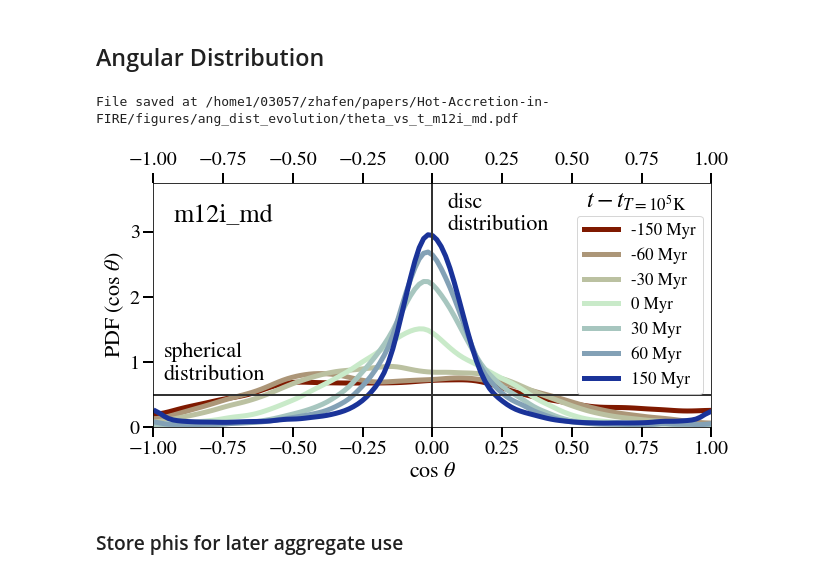
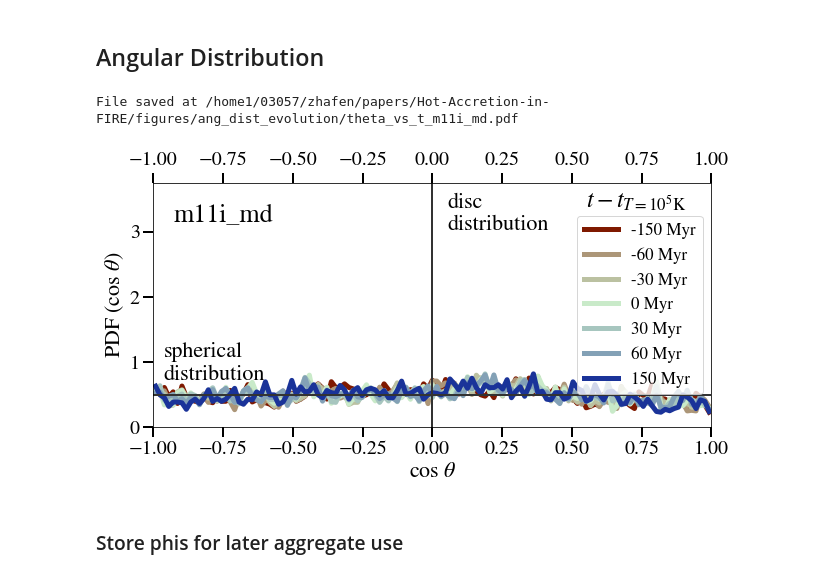
Before and after one commit to zhafen/Hot-Accretion-in-FIRE, a Jupyter notebook: analysis/characteristics.ipynb, the cells around one changed output. Saved outputs shown, nothing was run; the diff lists cells and outputs as text; code cells hidden in the pictures.

```diff
--- a/analysis/characteristics.ipynb
+++ b/analysis/characteristics.ipynb
@@ -53,7 +53,7 @@ pm = dict(
 # %%
 pm = trove.link_params_to_config(
     '/home1/03057/zhafen/papers/Hot-Accretion-in-FIRE/analysis/hot_accretion.trove',
-    variation = 'm12i_md',
+    variation = 'm11i_md',
     **pm
 )
 # %%
@@ -431,7 +426,7 @@ for m, k_arr in enumerate( k_arrs ):
 #             linestyle = '--',
     )
     ax3.annotate(
-        s = r'$\propto r^{' + str( a_vals[m] ) + r'}$',
+        text = r'$\propto r^{' + str( a_vals[m] ) + r'}$',
         xy = ( r_arr[100], np.log10( k_arr[100] ) ),
         xycoords = 'data',
         xytext = ( 0, 0 ),
@@ -459,7 +454,7 @@ for m, k_arr in enumerate( k_arrs ):
 
 for ax_k in [ ax2, ax3 ]:
     ax_k.annotate(
-        s='accretion tracks',
+        text = 'accretion tracks',
         xy=(1,0),
         xycoords='axes fraction',
         xytext=(-10,10),
@@ -470,7 +465,7 @@ for ax_k in [ ax2, ax3 ]:
     )
 
 t_label = ax2.annotate(
-    s = r'$t - t_{T=10^5 {\rm K}}$ (Myr)',
+    text = r'$t - t_{T=10^5 {\rm K}}$ (Myr)',
     xy = ( 1, 0 ),
     xycoords = 'axes fraction',
     xytext = ( 20, -30 ),
@@ -578,6 +576,7 @@ masses = w.get_selected_data( 'M', compress=False ).flatten()
 
 # Get distributions
 cosphi_dists = []
+cosphi_pdfs = []
 cosphi_16ths = []
 cosphi_84ths = []
 cosphi_stds = []
@@ -598,7 +597,13 @@ for i, center in enumerate( tqdm.tqdm( t_t1e5_centers ) ):
         probability = True,
         reflect = [ -1., 1. ],
     )
-    cosphi_dists.append( cosphi_pdf )
+    cosphi_hist, cosphi_bins = np.histogram(
+        cosphi_arr[np.invert(np.isnan(cosphi_arr))],
+        bins = bins,
+        density = True,
+    )
+    cosphi_pdfs.append( cosphi_pdf )
+    cosphi_dists.append( cosphi_hist )
 
     cosphi_arr_comp = cosphi_arr.compressed()
     cosphi_16ths.append( np.nanpercentile( cosphi_arr_comp, 16 ) )
@@ -684,7 +689,7 @@ ax.axvline(
 
 # Sim name label
 ax.annotate(
-    s = pm['variation'],
+    text = pm['variation'],
     xy = ( 0, 1 ),
     xycoords = 'axes fraction',
     xytext = ( 20, -20 ),
@@ -696,7 +701,7 @@ ax.annotate(
 
 # line labels
 ax.annotate(
-    s = 'spherical\ndistribution',
+    text = 'spherical\ndistribution',
     xy = ( -1, 0.5 ),
     xycoords = 'data',
     xytext = ( 10, 10 ),
@@ -706,7 +711,7 @@ ax.annotate(
     fontsize = 22,
 )
 ax.annotate(
-    s = 'disc\ndistribution',
+    text = 'disc\ndistribution',
     xy = ( 0, 3.75 ),
     xycoords = 'data',
     xytext = ( 15, -10 ),
@@ -717,37 +722,37 @@ ax.annotate(
 )
 
 t_label = ax.annotate(
-    s = r'$t - t_{T=10^5 {\rm K}}$',
+    text = r'$t - t_{T=10^5 {\rm K}}$',
     xy = ( 1, 0.875 ),
     xycoords = 'axes fraction',
     xytext = ( -25, 0 ),
     textcoords = 'offset points',
     ha = 'right',
     va = 'bottom',
     fontsize = 24,
 )
 t_label.set_zorder( 1000 )
 ax.legend(
     prop={'size': 17},
     loc = 'center right',
 )
 
 ax.set_xlim( -1, 1 )
 ax.set_ylim( 0, 3.75 )
 
 ax.set_xlabel( r'$\cos\ \theta$', fontsize=22 )
 # if ax.is_first_row():
 #     ax.xaxis.set_label_position( 'top' )
 ax.set_ylabel( r'PDF$\ (\cos\ \theta$)', fontsize=22 )
 
 plotting.save_fig(
     out_dir = os.path.join( pm['figure_dir'], 'ang_dist_evolution' ),
     save_file = 'theta_vs_t_{}.pdf'.format( pm['variation'] ),
     fig = fig,
 )
 # %% [output]
-File saved at /home1/03057/zhafen/papers/Hot-Accretion-in-FIRE/figures/ang_dist_evolution/theta_vs_t_m12i_md.pdf
+File saved at /home1/03057/zhafen/papers/Hot-Accretion-in-FIRE/figures/ang_dist_evolution/theta_vs_t_m11i_md.pdf
-[figure, old version]
+[figure, new version]
 # %% [markdown]
 ### Store phis for later aggregate use
 # %%
```
Also changed, not shown: parts of 9 cells of this notebook.
